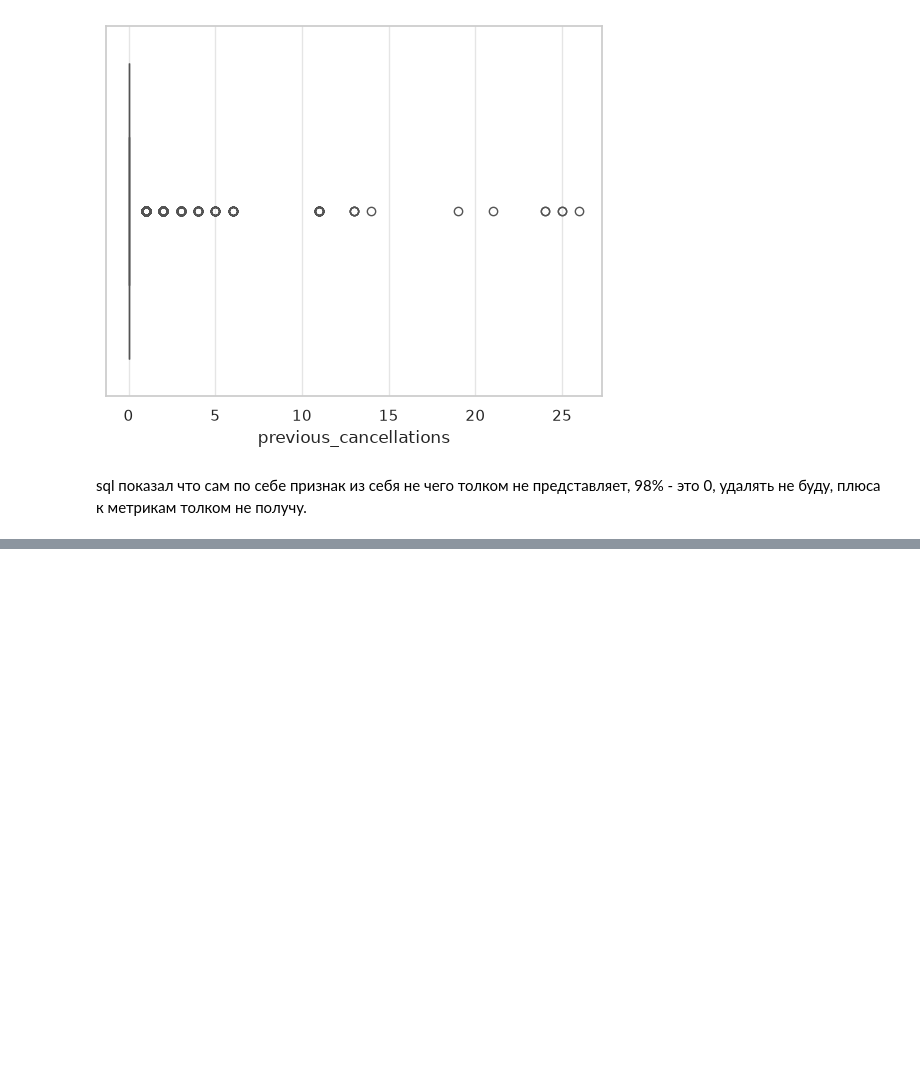
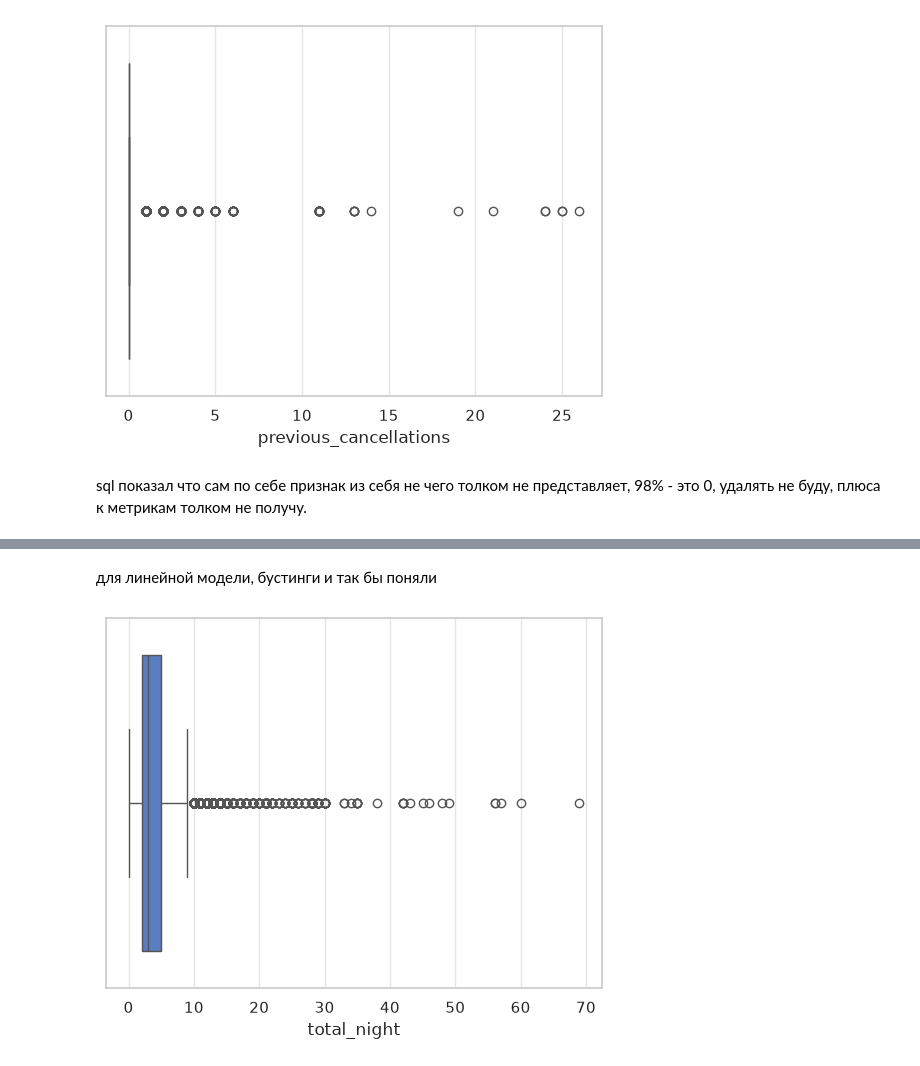
Before and after one commit to ortm01/hotel_book_ds, a Jupyter notebook: notebooks/01_eda.ipynb, the cells around one changed output, grey strips where cells are left out. Saved outputs shown, nothing was run; the diff lists cells and outputs as text; code cells hidden in the pictures; blank space fills up the shorter version.

```diff
--- a/notebooks/01_eda.ipynb
+++ b/notebooks/01_eda.ipynb
@@ -144,0 +165,7 @@ sql показал что сам по себе признак из себя не
+# %% [markdown]
+для линейной модели, бустинги и так бы поняли
+# %%
+
+ax = sns.boxplot(data=df, x='total_night')
+# %% [output]
+[figure, added]
```
Also changed, not shown: parts of 9 cells of this notebook.
